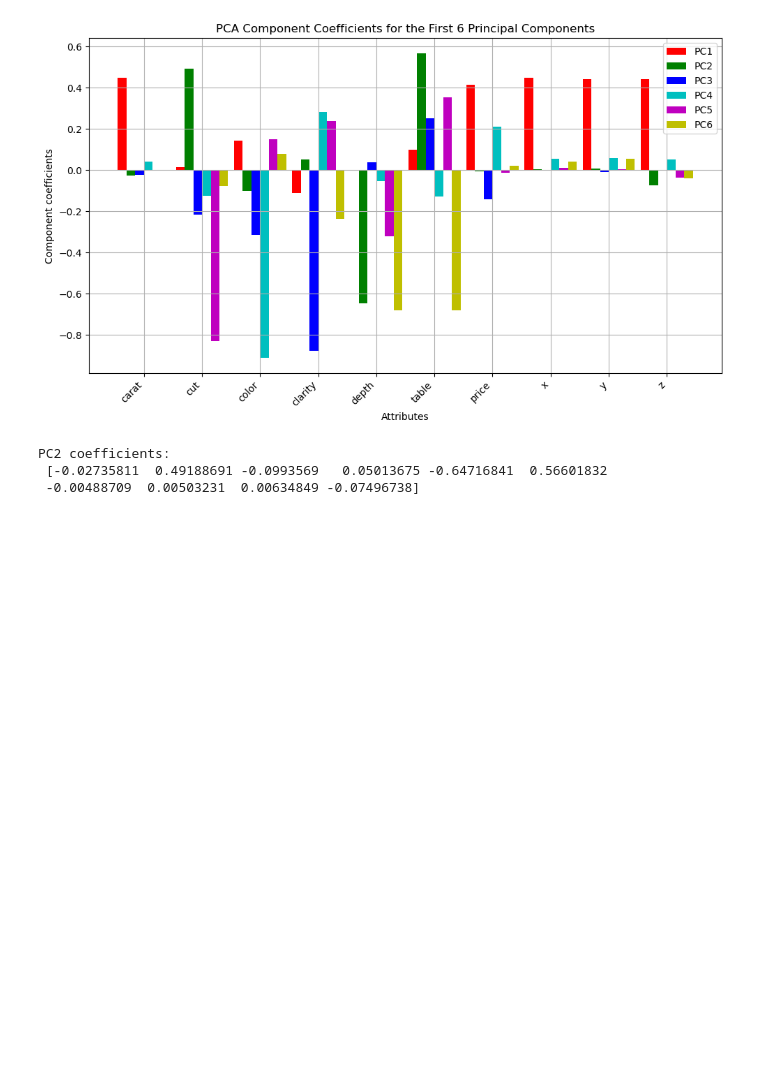
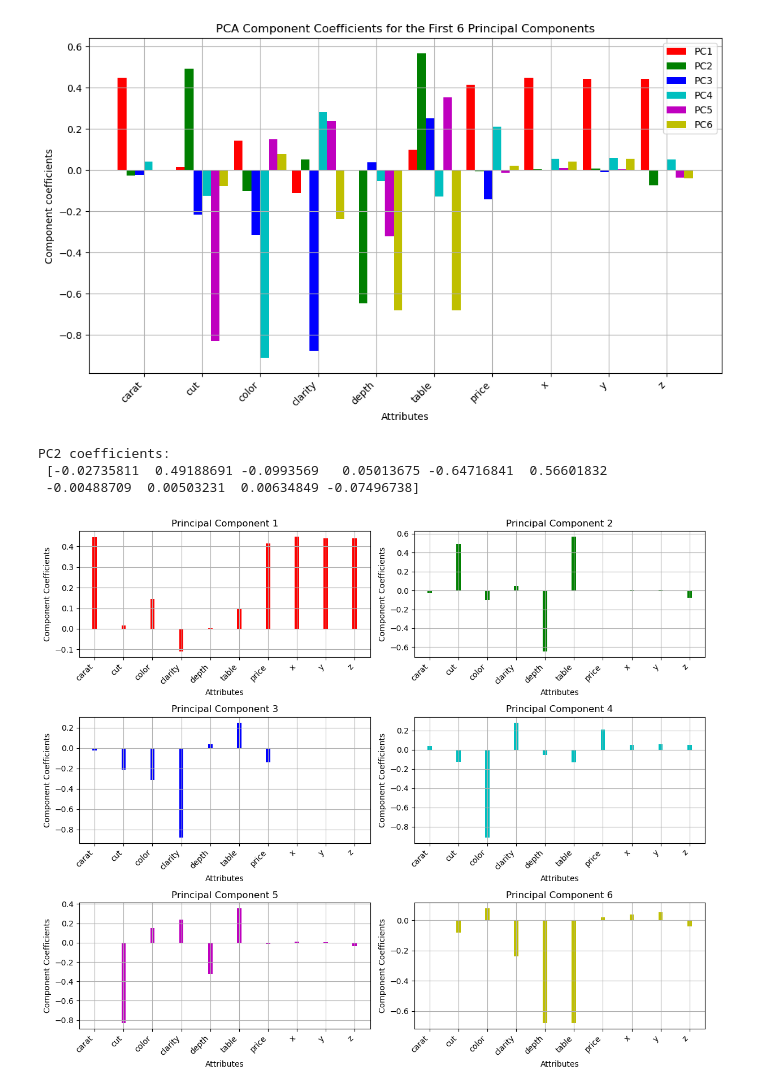
Before and after one commit to ThomasSchiolerH/Machine-Learning-And-Data-Mining, a Jupyter notebook: Project 1/project.ipynb, the cells around one changed output. Saved outputs shown, nothing was run; the diff lists cells and outputs as text; code cells hidden in the pictures; blank space fills up the shorter version.

Commit message:
pca plots

```diff
--- a/Project 1/project.ipynb
+++ b/Project 1/project.ipynb
@@ -380,3 +380,20 @@ print("PC2 coefficients:\n", V[:, 1])
 PC2 coefficients:
  [-0.02735811  0.49188691 -0.0993569   0.05013675 -0.64716841  0.56601832
  -0.00488709  0.00503231  0.00634849 -0.07496738]
+# %%
+# Plot the coefficients for the first 6 principal components in subplots
+plt.figure(figsize=(12, 10))
+
+for i, pc in enumerate(pcs):
+    plt.subplot(3, 2, i + 1)  # 3 rows, 2 columns layout for subplots
+    plt.bar(r, V[:, pc], color=colors[i], width=bw)
+    plt.xticks(r, attribute_names, rotation=45, ha="right")
+    plt.title(f"Principal Component {pc+1}")
+    plt.xlabel("Attributes")
+    plt.ylabel("Component Coefficients")
+    plt.grid(True)
+
+plt.tight_layout()
+plt.show()
+# %% [output]
+[figure, added]
```
Also changed, not shown: parts of 4 cells of this notebook.
